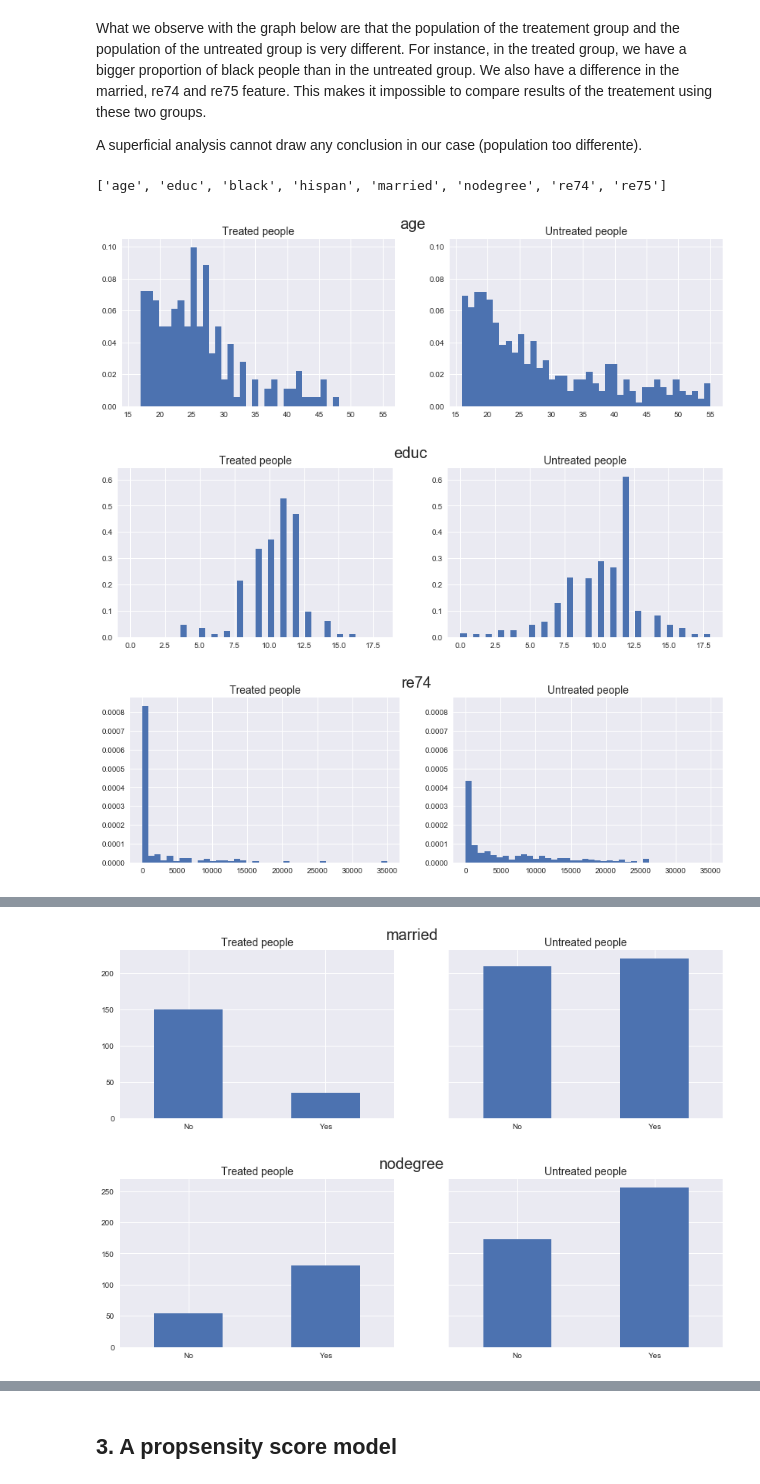
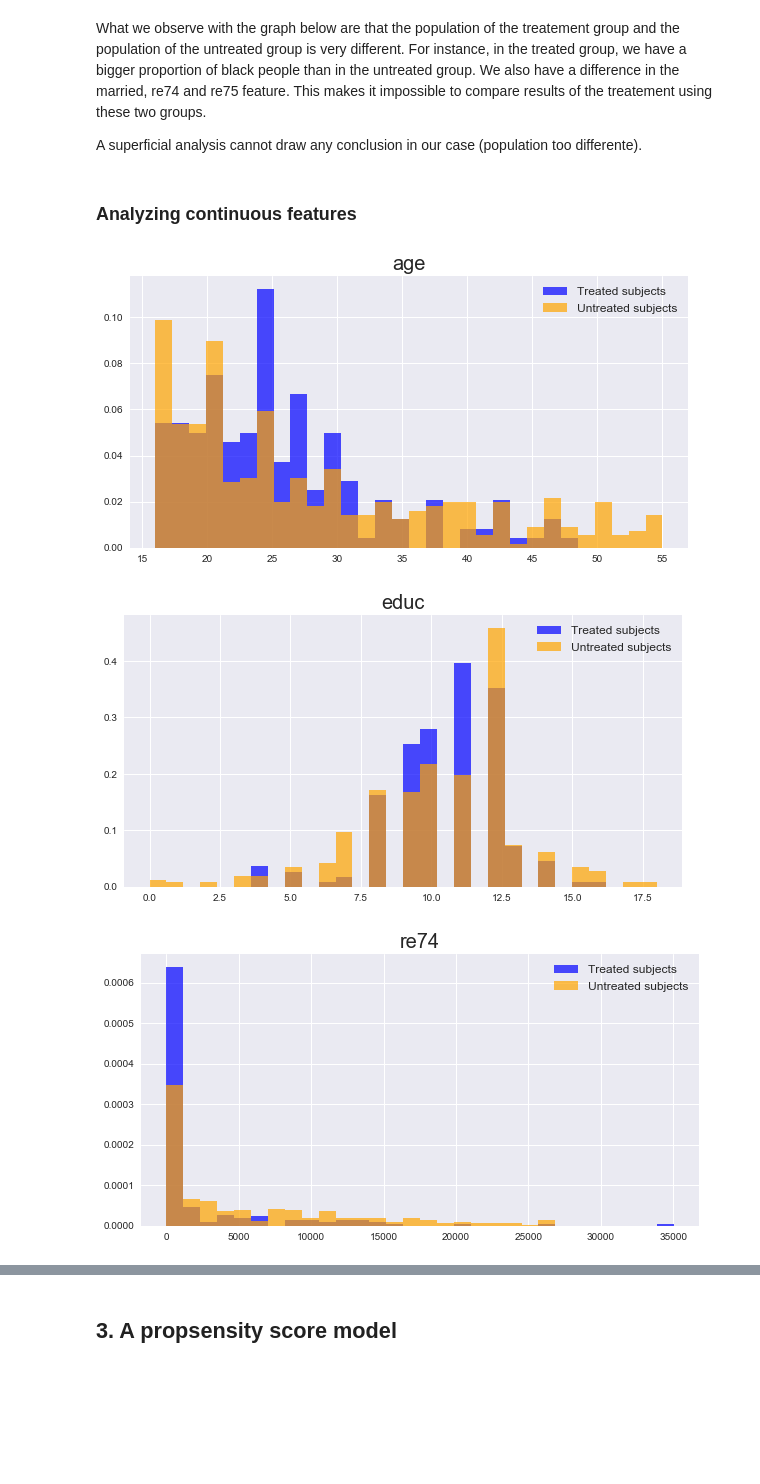
Before and after one commit to brunowicht/ada_project, a Jupyter notebook: 04 - Applied ML/Homework4.ipynb, the cells around one changed output, grey strips where cells are left out. Saved outputs shown, nothing was run; the diff lists cells and outputs as text; code cells hidden in the pictures; blank space fills up the shorter version.

```diff
--- a/04 - Applied ML/Homework4.ipynb
+++ b/04 - Applied ML/Homework4.ipynb
@@ -110,9 +67,3 @@ plot_feature('re78', data, 'hist')
 What we observe with the graph below are that the population of the treatement group and the population of the untreated group is very different. For instance, in the treated group, we have a bigger proportion of black people than in the untreated group. We also have a difference in the married, re74 and re75 feature. This makes it impossible to compare results of the treatement using these two groups.
 
 A superficial analysis cannot draw any conclusion in our case (population too differente).
-# %%
-data_features = ['age', 'educ', 'black', 'hispan', 'married', 'nodegree', 're74', 're75', 're78']
-data_features.remove('re78')
-data_features
-# %% [output]
-['age', 'educ', 'black', 'hispan', 'married', 'nodegree', 're74', 're75']
@@ -146,15 +70,11 @@ def plot_race_bar(data):
+# %% [markdown]
+### Analyzing continuous features
 # %%
-# Display histogram plots for non-categorical features
-for col in ["age", "educ", "re74", "re75"]:
-    plot_feature(col, data, 'hist')
-
-# Display bar plots for categorical features
-for col in ["married", "nodegree"]:
-    plot_feature(col, data, 'bar')
-
-# Display a single bar plot to show the distribution of races
-plot_race_bar(data)
+# Display histogram plots for continuous features
+cts_features = ["age", "educ", "re74", "re75"]
+for col in cts_features:
+    plot_feature_hist(col, data)
 # %% [output]
-[figure, old version]
+[figure, new version]
-[figure, old version]
+[figure, new version]
-[figure, old version]
+[figure, new version]
@@ -162,2 +81,0 @@ plot_race_bar(data)
-[figure, removed]
-[figure, removed]
```
Also changed, not shown: parts of 17 cells of this notebook.
